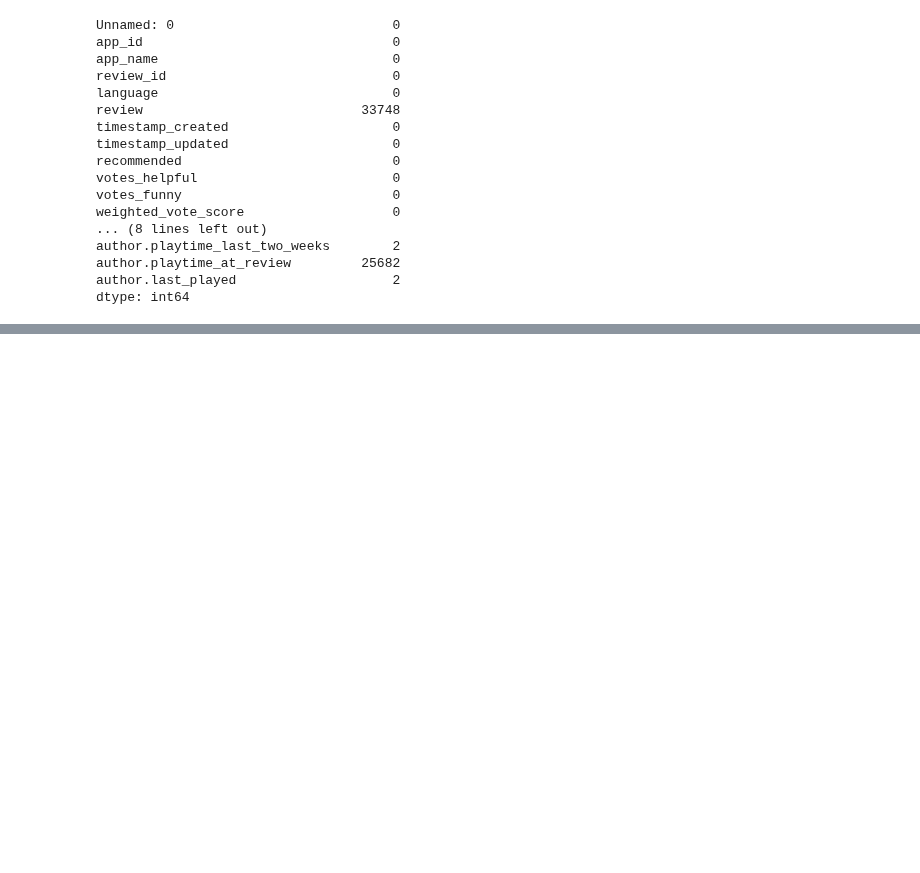
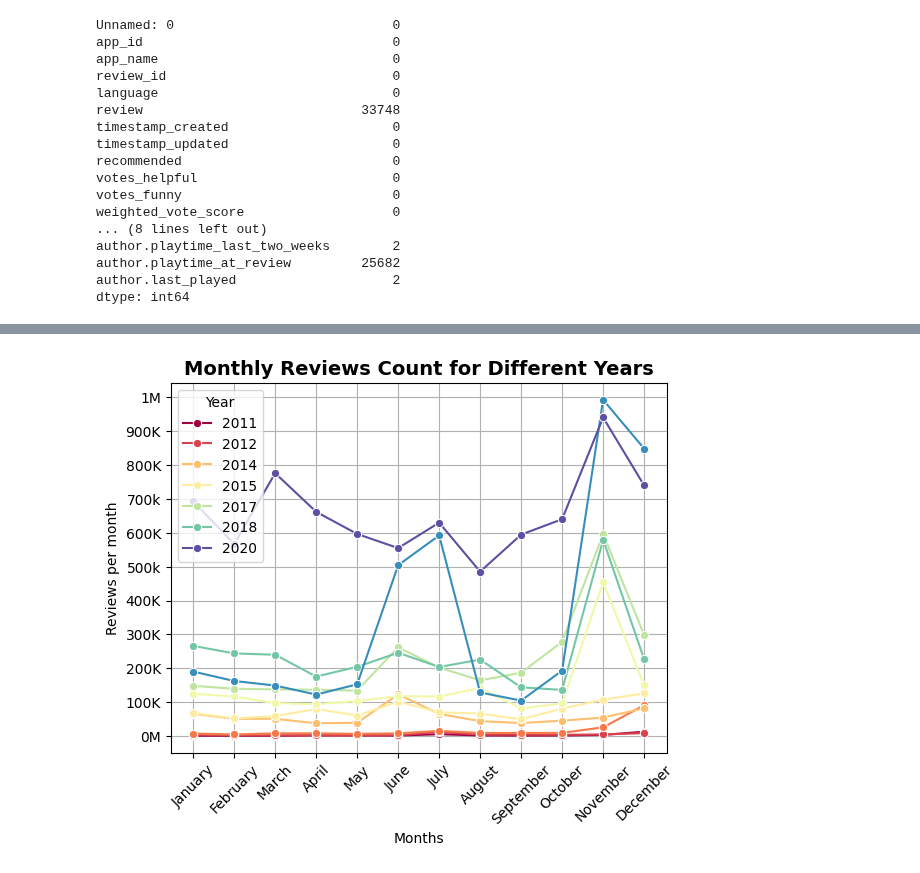
Before and after one commit to yaraoyoussef/ADM-HW2, a Jupyter notebook: main.ipynb, the cells around one changed output, grey strips where cells are left out. Saved outputs shown, nothing was run; the diff lists cells and outputs as text; code cells hidden in the pictures; blank space fills up the shorter version.

```diff
--- a/main.ipynb
+++ b/main.ipynb
@@ -82,0 +288,22 @@ dtype: int64
+# %%
+# creating new columns to store the month and year from date_time
+
+import calendar
+
+df['month_num'] = df['date_time'].apply(lambda i: i.month)
+
+df['year'] = df['date_time'].apply(lambda i: i.year)
+# %%
+# First we create a new dataframe with the columns 'year', 'month_num' and 'reviews_per_month_and_year'
+# obtained from the original df DataFrame, grouping by 'year' first, 'month' second
+# and using the .count aggregate operator to count how many reviews per month were submitted in every year
+# we used 'review_id' values to count since they are uniques
+
+import seaborn as sns
+
+reviews_per_month_and_year = df.groupby(['year', 'month_num'])['review_id'].count().reset_index(name = 'reviews_per_month_and_year')
+
+# sorting by years and month_num
+reviews_per_month_and_year  = reviews_per_month_and_year.sort_values(by = ['year', 'month_num'])
+
+reviews_per_month_and_year
@@ -82,0 +330,21 @@ dtype: int64
+# %%
+# plot of the trend of review scores by month for each year from 2011 to 2020:
+
+sns.lineplot( data = reviews_per_month_and_year.iloc[2:-1], x= 'month_num', y = 'reviews_per_month_and_year', marker = 'o', hue = 'year', palette = 'Spectral' )
+plt.xlabel('Months')
+plt.ylabel('Reviews per month')
+plt.grid()
+plt.legend(title = 'Year')
+plt.title('Monthly Reviews Count for Different Years', fontsize=14, weight='bold')
+
+#converting months' indexes to their actual names and adjusting the fit:
+
+plt.xticks(ticks=range(1, 13), labels=calendar.month_name[1:])
+plt.xticks(rotation=45)
+
+# improving y axis tik frequency:
+
+plt.yticks(ticks=np.arange(0, 1.1e6, 0.1e6), labels=['0M', '100K', '200K', '300K', '400K', '500k', '600K', '700k', '800K', '900K', '1M'])
+plt.show()
+# %% [output]
+[figure, added]
```
Also changed, not shown: parts of 27 cells of this notebook.
